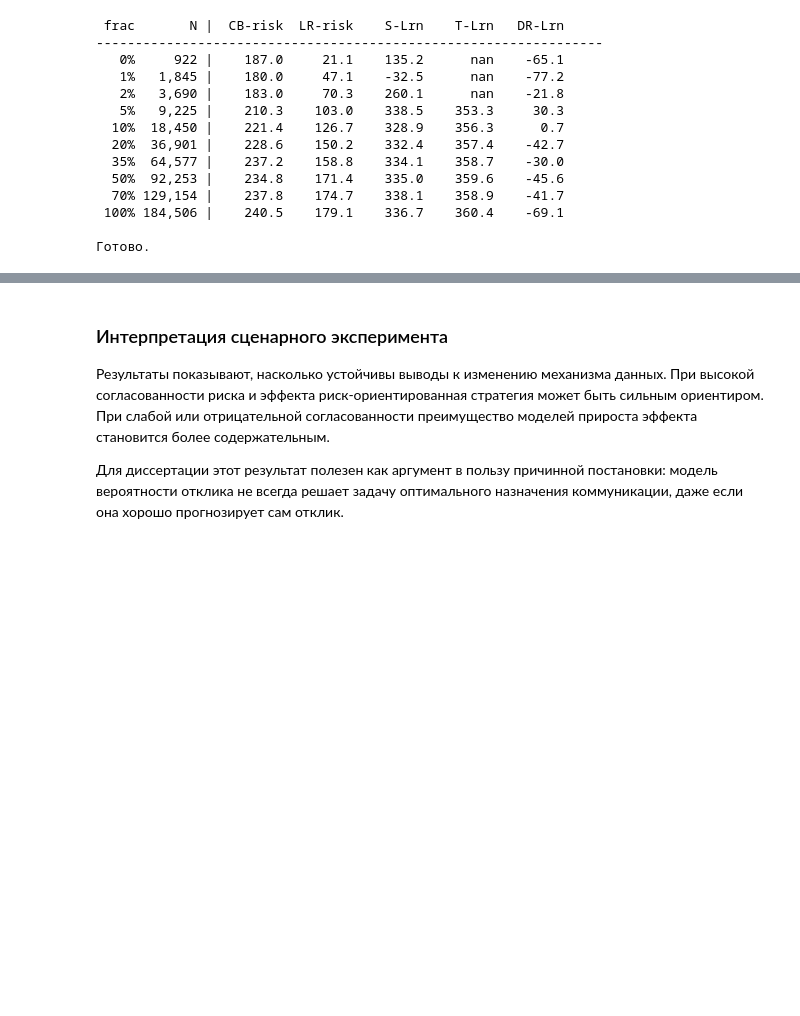
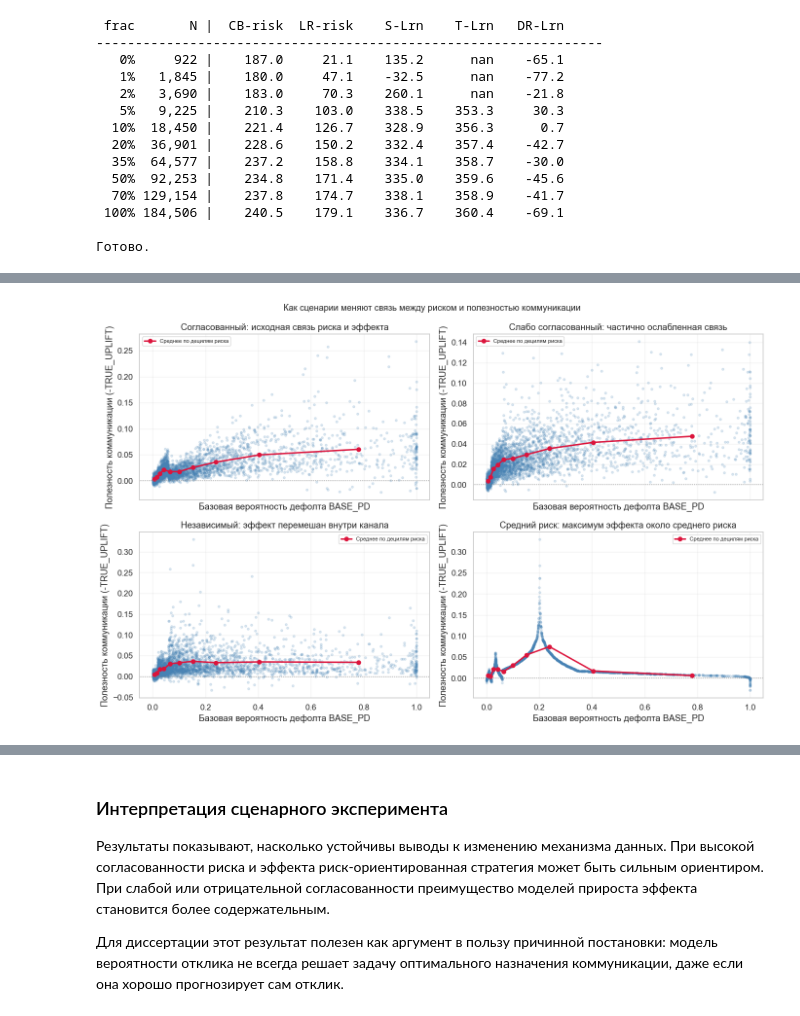
Before and after one commit to loymeding/uplift-credit-risk, a Jupyter notebook: uplift_models.ipynb, the cells around one changed output, grey strips where cells are left out. Cells and saved outputs as stored; diff of their text form; code cells hidden in the pictures; blank space fills up the shorter version.

```diff
--- a/uplift_models.ipynb
+++ b/uplift_models.ipynb
@@ -1440,0 +1626,63 @@ print(f'Единые случайные числа: размер обучающ
+# %%
+_scenario_labels = {
+    'aligned': 'Согласованный',
+    'weakly_aligned': 'Слабо согласованный',
+    'orthogonal': 'Независимый',
+    'mid_risk': 'Средний риск',
+}
+
+_scenario_explain = {
+    'aligned': 'исходная связь риска и эффекта',
+    'weakly_aligned': 'частично ослабленная связь',
+    'orthogonal': 'эффект перемешан внутри канала',
+    'mid_risk': 'максимум эффекта около среднего риска',
+}
+
+_active_mask = test['COMMUNICATION'] != 'control'
+_plot_base = test.loc[_active_mask, ['BASE_PD', 'COMMUNICATION']].copy()
+_scenario_diag = []
+
+fig, axes = plt.subplots(2, 2, figsize=(14, 9), sharex=True)
+axes = axes.flatten()
+
+for ax, (_sc_name, _gen_fn) in zip(axes, _scenarios.items()):
+    _effect = _gen_fn(test)[_active_mask.values]
+    _benefit = -_effect
+    _df_plot = _plot_base.copy()
+    _df_plot['benefit'] = _benefit
+    _df_plot['risk_bin'] = pd.qcut(_df_plot['BASE_PD'], q=10, duplicates='drop')
+    _line = _df_plot.groupby('risk_bin', observed=True).agg(
+        base_pd=('BASE_PD', 'mean'),
+        benefit=('benefit', 'mean'),
+    )
+
+    _rho, _p = stats.spearmanr(_df_plot['BASE_PD'], _df_plot['benefit'])
+    _scenario_diag.append({
+        'Сценарий': _scenario_labels[_sc_name],
+        'Описание': _scenario_explain[_sc_name],
+        'Spearman(BASE_PD, -TRUE_UPLIFT)': _rho,
+        'Средняя полезность': _df_plot['benefit'].mean(),
+    })
+
+    _sample = _df_plot.sample(min(3500, len(_df_plot)), random_state=RANDOM_SEED)
+    ax.scatter(_sample['BASE_PD'], _sample['benefit'], s=10, alpha=0.18, color='steelblue')
+    ax.plot(_line['base_pd'], _line['benefit'], color='crimson', linewidth=2.2, marker='o',
+            label='Среднее по децилям риска')
+    ax.axhline(0, color='gray', linestyle=':', linewidth=1)
+    ax.set_title(f"{_scenario_labels[_sc_name]}: {_scenario_explain[_sc_name]}")
+    ax.set_xlabel('Базовая вероятность дефолта BASE_PD')
+    ax.set_ylabel('Полезность коммуникации (-TRUE_UPLIFT)')
+    ax.grid(alpha=0.25)
+    ax.legend(fontsize=8)
+
+plt.suptitle('Как сценарии меняют связь между риском и полезностью коммуникации', fontsize=13)
+plt.tight_layout()
+plt.show()
+
+_scenario_diag_df = pd.DataFrame(_scenario_diag)
+display(_scenario_diag_df.round({
+    'Spearman(BASE_PD, -TRUE_UPLIFT)': 4,
+    'Средняя полезность': 5,
+}))
+# %% [output]
+[figure, added]
```
Also changed, not shown: parts of 48 cells of this notebook, 4 other files.
